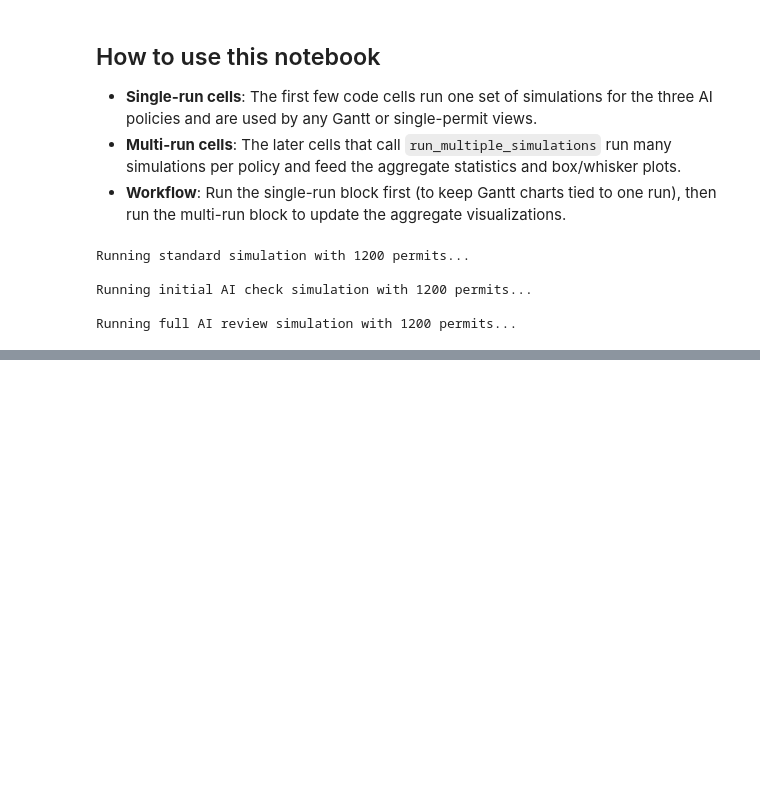
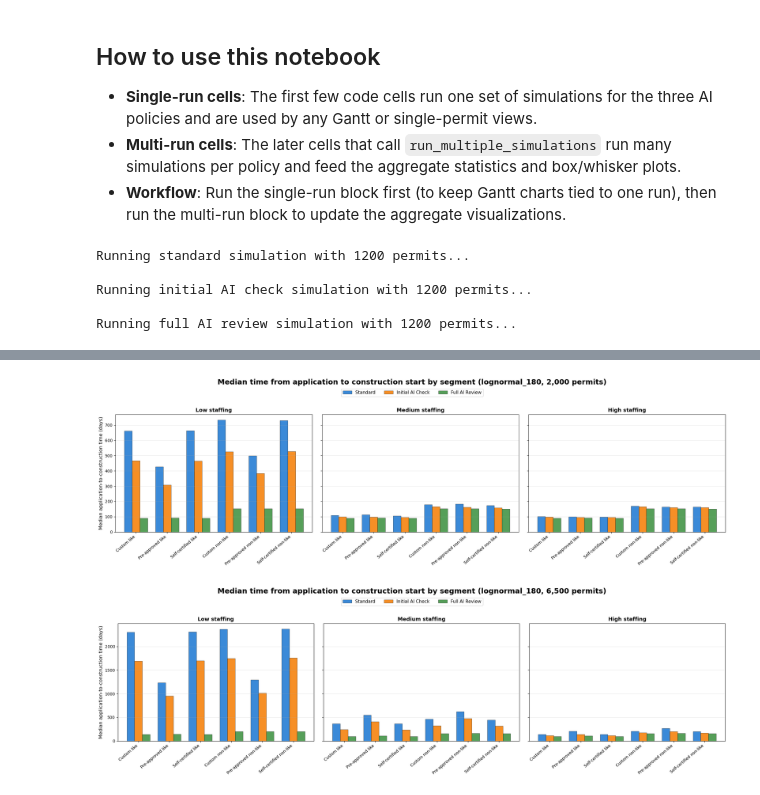
Before and after one commit to MIT-HSCL/permitting-model, a Jupyter notebook: run_simulation_with_ai.ipynb, the cells around one changed output, grey strips where cells are left out. Drawn from its saved outputs; the diff is of its cells as text; code cells hidden in the pictures; blank space fills up the shorter version.

```diff
--- a/run_simulation_with_ai.ipynb
+++ b/run_simulation_with_ai.ipynb
@@ -376,0 +462,61 @@ else:
+# %%
+# Plotting only: one figure for 2,000 permits and one for 6,500 permits
+x = np.arange(len(segment_order))
+width = 0.25
+
+for n in PERMIT_COUNTS:
+    fig, axes = plt.subplots(1, 3, figsize=(22, 6.5), sharey=True)
+    fig.suptitle(
+        f"Median time from application to construction start by segment (lognormal_180, {n:,} permits)",
+        fontsize=18,
+        fontweight="bold",
+        y=1.02,
+    )
+
+    for col, staffing_name in enumerate(STAFFING_ORDER):
+        ax = axes[col]
+
+        for i, (ai_label, _) in enumerate(AI_SCENARIOS):
+            scenario_name = f"permits={n}|staffing={staffing_name}|ai={ai_label}"
+            permits = permits_by_scenario.get(scenario_name, [])
+
+            values = []
+            for seg in segment_order:
+                times = [
+                    p.ready_for_construction - p.planning_request
+                    for p in permits
+                    if p.segment == seg
+                    and p.ready_for_construction is not None
+                    and p.planning_request is not None
+                ]
+                values.append(float(np.median(times)) if times else np.nan)
+
+            clean_values = [v if not np.isnan(v) else 0.0 for v in values]
+            offset = width * (i - 1)
+            ax.bar(
+                x + offset,
+                clean_values,
+                width,
+                label=ai_label,
+                color=colors[ai_label],
+                alpha=0.85,
+                edgecolor="black",
+                linewidth=0.5,
+            )
+
+        ax.set_title(f"{staffing_name.capitalize()} staffing", fontsize=13, fontweight="bold")
+        ax.set_xticks(x)
+        ax.set_xticklabels(segment_labels, rotation=40, ha="right", fontsize=10)
+        ax.grid(axis="y", alpha=0.3)
+
+        if col == 0:
+            ax.set_ylabel("Median application-to-construction time (days)", fontsize=12)
+
+    handles, labels = axes[0].get_legend_handles_labels()
+    fig.legend(handles, labels, loc="upper center", ncol=3, bbox_to_anchor=(0.5, 0.98), fontsize=11)
+
+    plt.tight_layout(rect=(0, 0, 1, 0.95))
+    plt.show()
+# %% [output]
+[figure, added]
+[figure, added]
```
Also changed, not shown: parts of 9 cells of this notebook, 13 other files.
